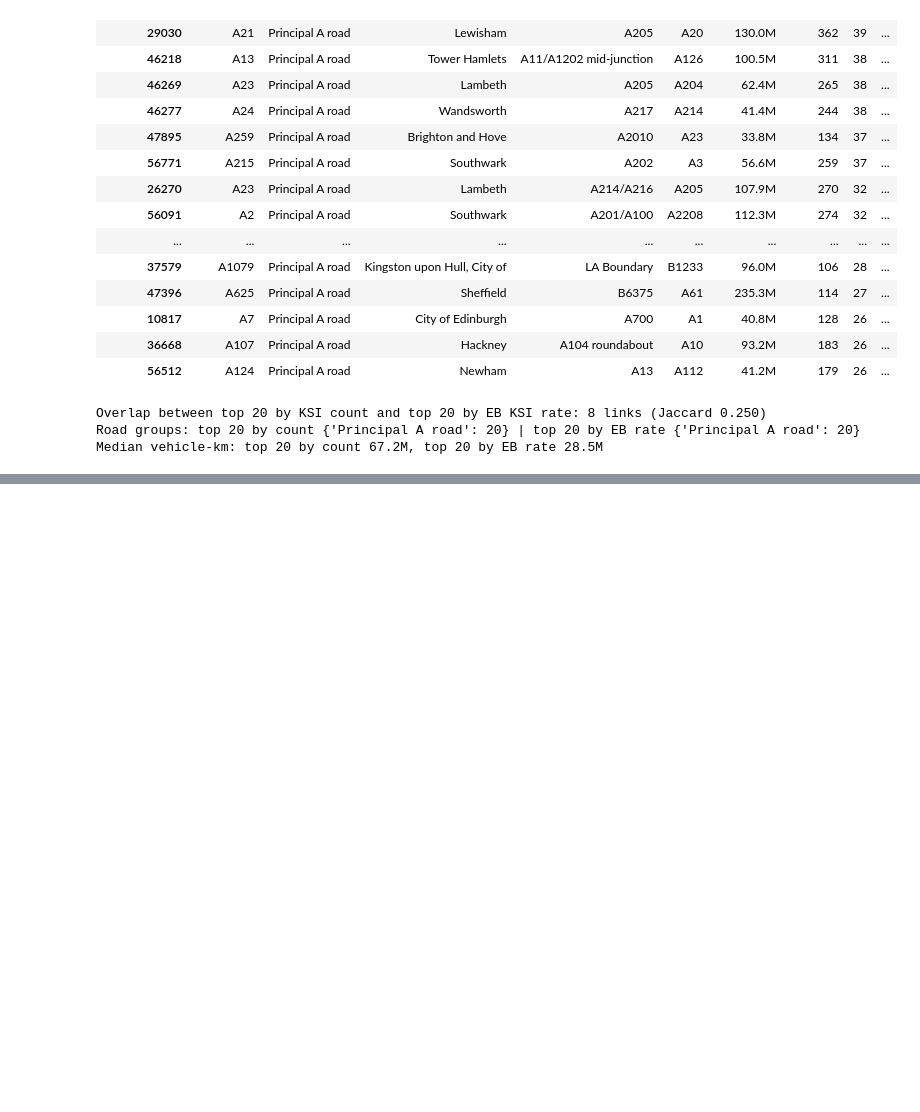
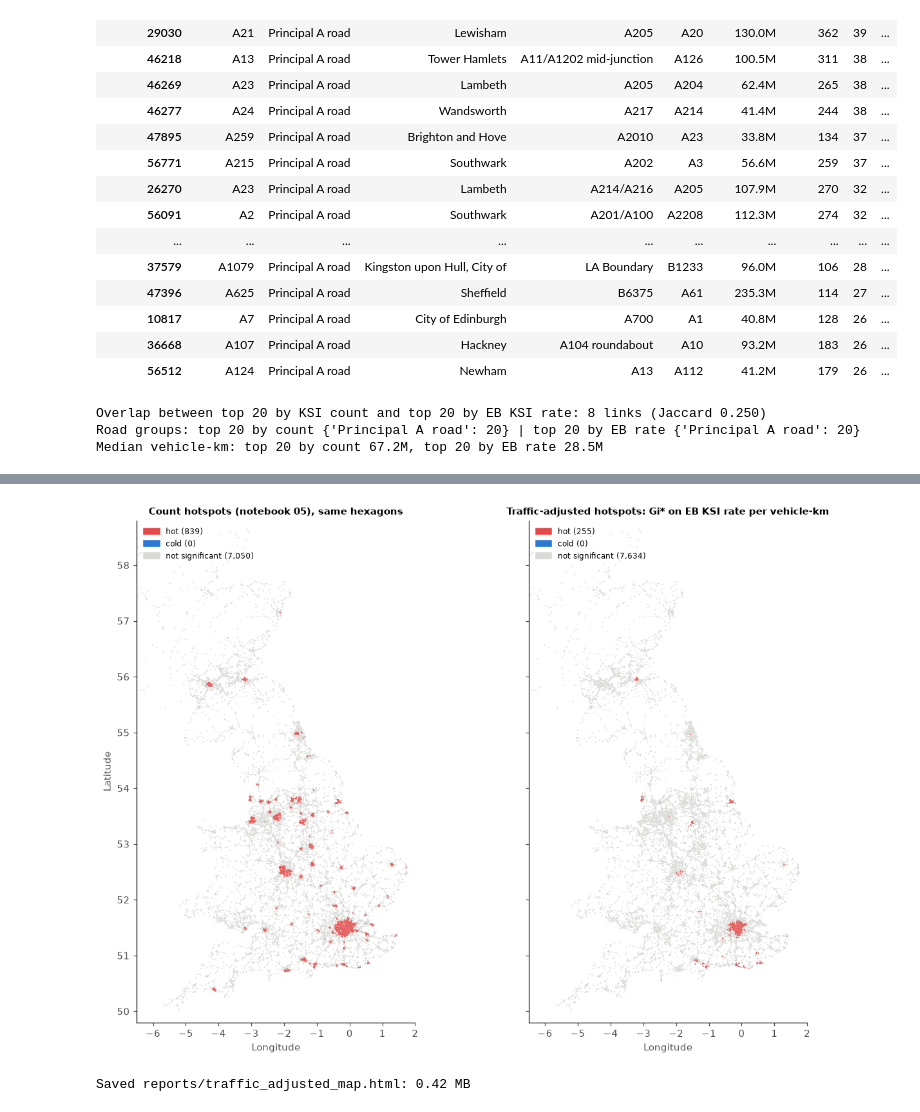
Before and after one commit to maryam843/uk-road-accident-analytics, a Jupyter notebook: notebooks/08_traffic_adjusted_hotspots.ipynb, the cells around one changed output, grey strips where cells are left out. Drawn from its saved outputs; the diff is of its cells as text; code cells hidden in the pictures; blank space fills up the shorter version.

Commit message:
Notebook 08 section 4: traffic-adjusted Gi* hotspots, comparison with count hotspots, sensitivity and map

```diff
--- a/notebooks/08_traffic_adjusted_hotspots.ipynb
+++ b/notebooks/08_traffic_adjusted_hotspots.ipynb
@@ -276,7 +294,7 @@ link = points.groupby("count_point_id").agg(
     road_name=("road_name", "last"), road_group=("road_group", "last"), road_category=("road_category", "last"),
     vehicle_km=("vehicle_km", "sum"), years=("year", "nunique"), lat=("latitude", "last"), lon=("longitude", "last"),
     start=("start_junction_road_name", "last"), end=("end_junction_road_name", "last"),
-    local_authority=("local_authority_name", "last"))
+    local_authority=("local_authority_name", "last"), region=("region_name", "last"))
 matched = mc[mc["reason"] == "matched"]
 link = link.join(matched.groupby("count_point_id").agg(collisions=("ksi", "size"), ksi=("ksi", "sum")))
 link[["collisions", "ksi"]] = link[["collisions", "ksi"]].fillna(0).astype(int)
@@ -420,0 +561,28 @@ plt.show()
+# %%
+CLUSTER_COLOURS = {"hot": evaluate.PALETTE[7], "cold": evaluate.PALETTE[0], "not significant": "#d9d9d6"}
+
+
+def hex_map(frame, ax, title):
+    order = frame.sort_values("cluster", key=lambda s: s.map({"not significant": 0, "cold": 1, "hot": 2}))
+    polys = [[(lon, lat) for lat, lon in h3.cell_to_boundary(c)] for c in order.index]
+    ax.add_collection(PolyCollection(polys, facecolors=order["cluster"].map(CLUSTER_COLOURS), edgecolors="none"))
+    ax.set_xlim(-6.5, 2.0)
+    ax.set_ylim(49.8, 58.8)
+    ax.set_aspect(1 / np.cos(np.deg2rad(54)))
+    ax.set_xlabel("Longitude")
+    ax.grid(False)
+    ax.set_title(title, fontsize=10)
+    n = frame["cluster"].value_counts()
+    ax.legend(handles=[Patch(color=CLUSTER_COLOURS[c], label=f"{c} ({n.get(c, 0):,})")
+                       for c in ["hot", "cold", "not significant"]], loc="upper left", fontsize=8)
+
+
+count_frame = hexr.assign(cluster=np.where(hexr.index.isin(count_hot), "hot", "not significant"))
+fig, axes = plt.subplots(1, 2, figsize=(12, 8), sharey=True)
+hex_map(count_frame, axes[0], "Count hotspots (notebook 05), same hexagons")
+hex_map(hexr, axes[1], "Traffic-adjusted hotspots: Gi* on EB KSI rate per vehicle-km")
+axes[0].set_ylabel("Latitude")
+fig.tight_layout()
+evaluate.save_fig(fig, "08_count_vs_rate_hotspots")
+plt.show()
+# %% [output]
@@ -420,0 +590,39 @@ plt.show()
+[figure, added]
+# %%
+MAP_PATH = config.REPO_ROOT / "reports" / "traffic_adjusted_map.html"
+
+
+def layer(frame, cells, name, colour_col, colours, caption, show):
+    part = frame.loc[sorted(cells)]
+    cmap = LinearColormap(colours, vmin=float(part[colour_col].min()), vmax=float(part[colour_col].max()),
+                          caption=caption)
+    feats = [{"type": "Feature", "geometry": {"type": "Polygon", "coordinates": [spatial.cell_boundary_lonlat(c)]},
+              "properties": {"ksi": int(r.ksi), "vkm_m": round(float(r.vehicle_km) / 1e6, 1),
+                             "eb_rate": round(float(r.eb_ksi_rate), 2), "value": round(float(r[colour_col]), 2)}}
+             for c, r in part.iterrows()]
+    gj = folium.GeoJson({"type": "FeatureCollection", "features": feats}, name=name, show=show,
+                        style_function=lambda f: {"fillColor": cmap(f["properties"]["value"]), "color": "#52514e",
+                                                  "weight": 0.3, "fillOpacity": 0.75},
+                        tooltip=folium.GeoJsonTooltip(["ksi", "vkm_m", "eb_rate"],
+                                                      aliases=["KSI (matched, major roads)", "Vehicle-km (millions)",
+                                                               "EB KSI per 100M vehicle-km"]))
+    return gj, cmap
+
+
+m = folium.Map(location=[54.0, -2.5], zoom_start=6, tiles="OpenStreetMap")
+count_layer, _ = layer(hexr.assign(count_ksi=hex05["ksi"].reindex(hexr.index)), count_hot,
+                       f"Count hotspots ({len(count_hot):,})", "count_ksi", ["#c6dbef", "#2171b5", "#08306b"],
+                       "KSI collisions per hexagon, all roads (count hotspots)", True)
+rate_layer, rate_cmap = layer(hexr, rate_hot, f"Rate hotspots per vehicle-km ({len(rate_hot):,})", "eb_ksi_rate",
+                              ["#fdd49e", "#fc8d59", "#d7301f", "#7f0000"], "EB KSI per 100M vehicle-km (rate hotspots)",
+                              True)
+count_layer.add_to(m)
+rate_layer.add_to(m)
+rate_cmap.add_to(m)
+folium.LayerControl(collapsed=False).add_to(m)
+m.save(MAP_PATH)
+size = MAP_PATH.stat().st_size
+assert size < 10 * 1024 * 1024
+print(f"Saved {MAP_PATH.relative_to(config.REPO_ROOT)}: {size / 1e6:.2f} MB")
+# %% [output]
+Saved reports/traffic_adjusted_map.html: 0.42 MB
```
Also changed, not shown: parts of 10 cells of this notebook, 2 other files.
